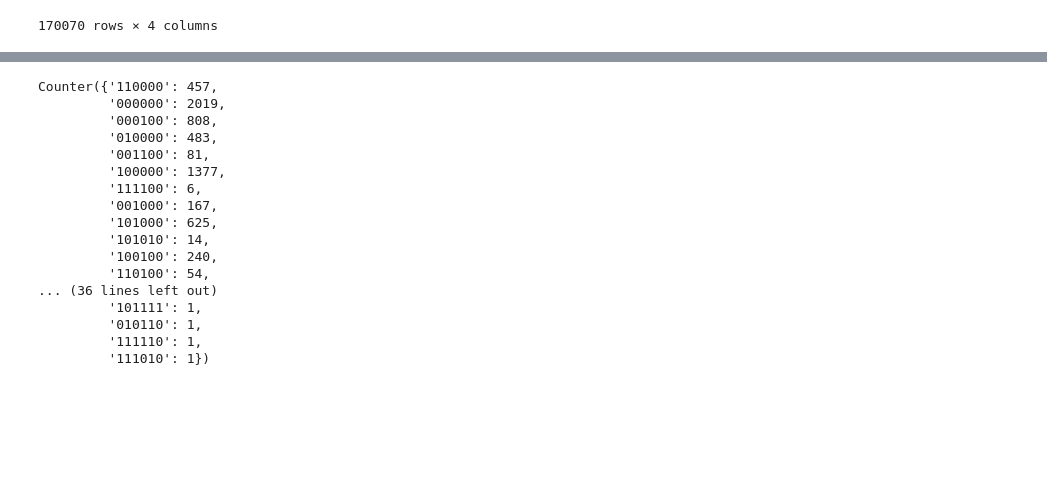
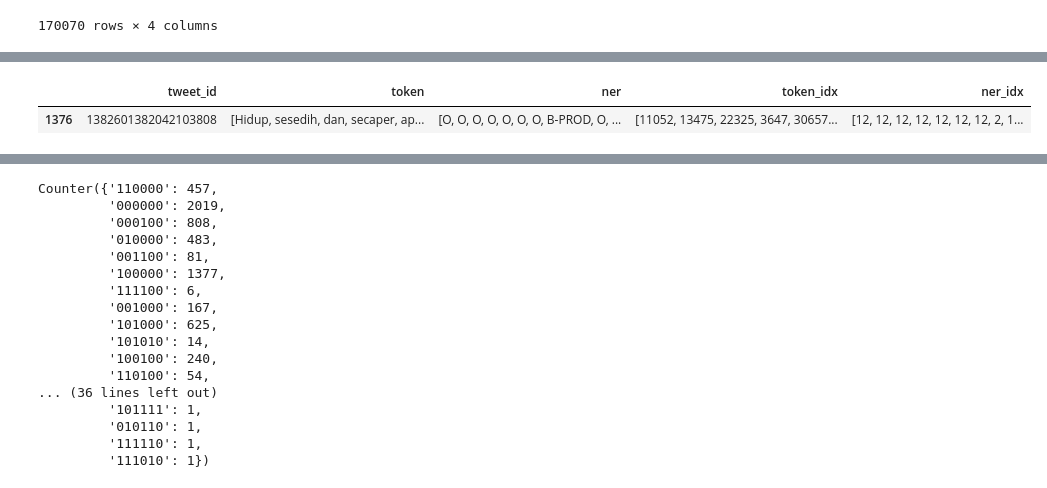
Before and after one commit to anwarfarihin/ner-idn-tweet, a Jupyter notebook: Model/data_process.ipynb, the cells around one changed output, grey strips where cells are left out. Cells and saved outputs as stored; diff of their text form; code cells hidden in the pictures; blank space fills up the shorter version.

```diff
--- a/Model/data_process.ipynb
+++ b/Model/data_process.ipynb
@@ -101,0 +90,5 @@ data_group.head()
+# %%
+data_group[data_group.tweet_id==1382601382042103808]
+# %% [output]
+|  | tweet_id | token | ner | token_idx | ner_idx |
+| 1376 | 1382601382042103808 | [Hidup, sesedih, dan, secaper, ap... | [O, O, O, O, O, O, O, B-PROD, O, ... | [11052, 13475, 22325, 3647, 30657... | [12, 12, 12, 12, 12, 12, 12, 2, 1... |
```
Also changed, not shown: parts of 24 cells of this notebook, 5 other files.
